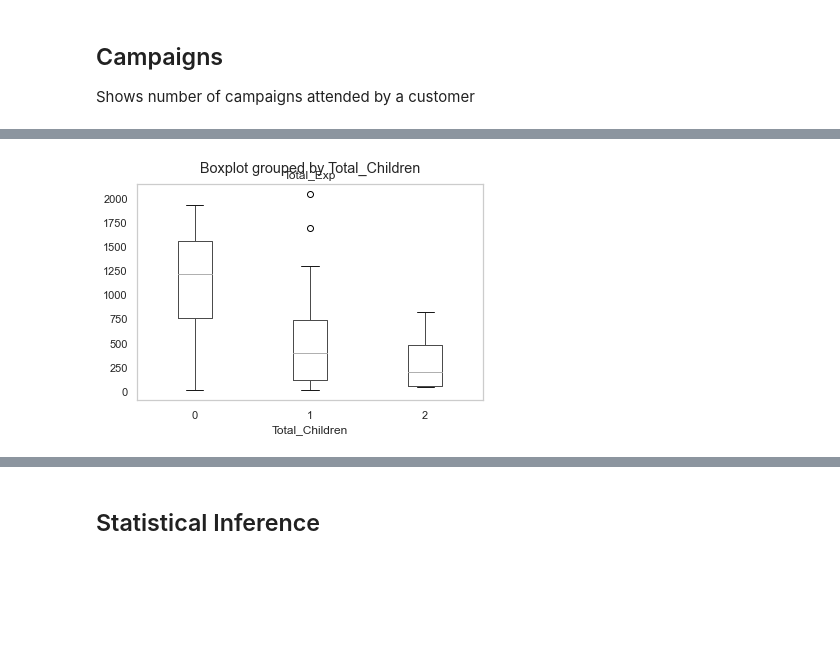
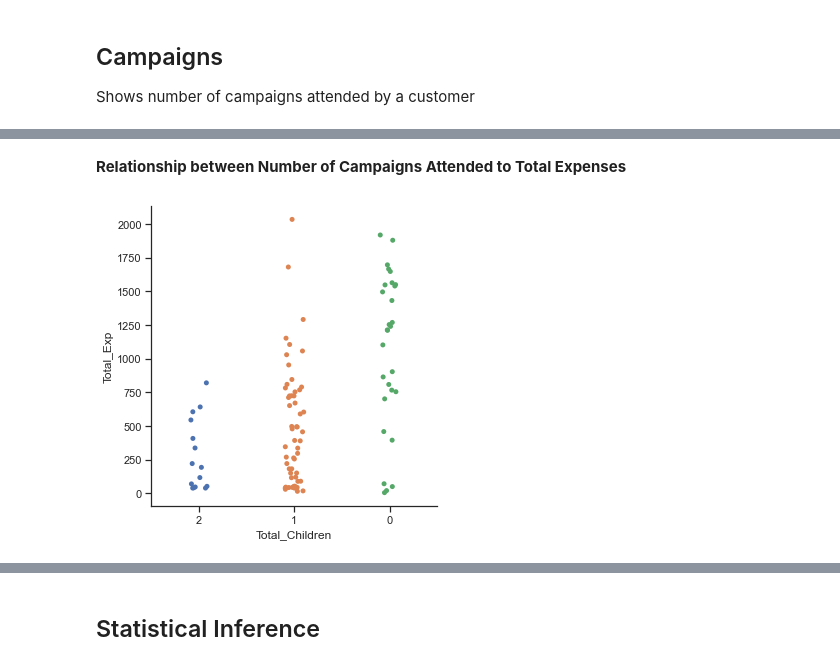
Before and after one commit to Margaret-Inguillo/CSMODEL, a Jupyter notebook: Sales1.ipynb, the cells around one changed output, grey strips where cells are left out. Drawn from its saved outputs; the diff is of its cells as text; code cells hidden in the pictures; blank space fills up the shorter version.

```diff
--- a/Sales1.ipynb
+++ b/Sales1.ipynb
@@ -296,6 +258,7 @@ edu_plot = sns.catplot(x="Total_Cam", y="Total_Exp", order=[0, 1, 2, 3, 4, 5], d
+# %% [markdown]
+**Relationship between Number of Campaigns Attended to Total Expenses**
 # %%
 sample_stats_df[["Total_Children", "Total_Exp"]]
-#edu_plot = sns.catplot(x="Total_Children", y="Total_Exp", order=[2,1,0], data=sample_stats_df)
-edu_plot = sample_stats_df.boxplot(by ='Total_Children', column =['Total_Exp'], grid = False)
+edu_plot = sns.catplot(x="Total_Children", y="Total_Exp", order=[2,1,0], data=sample_stats_df)
 # %% [output]
-[figure, old version]
+[figure, new version]
```
Also changed, not shown: parts of 38 cells of this notebook.
